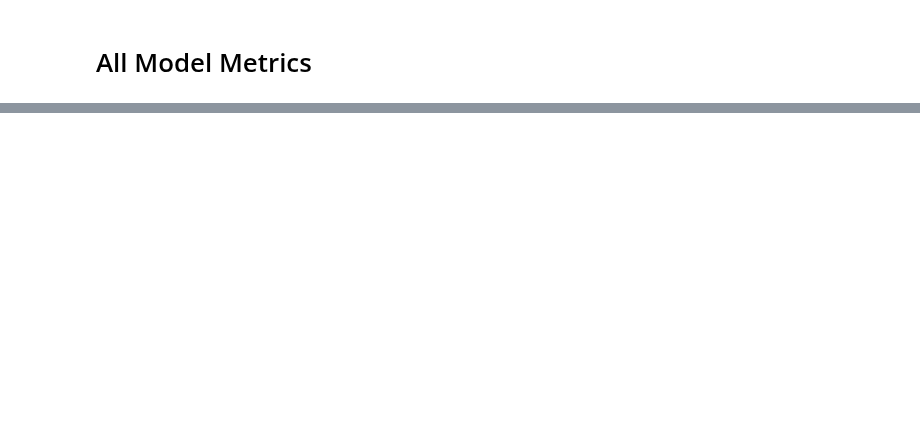
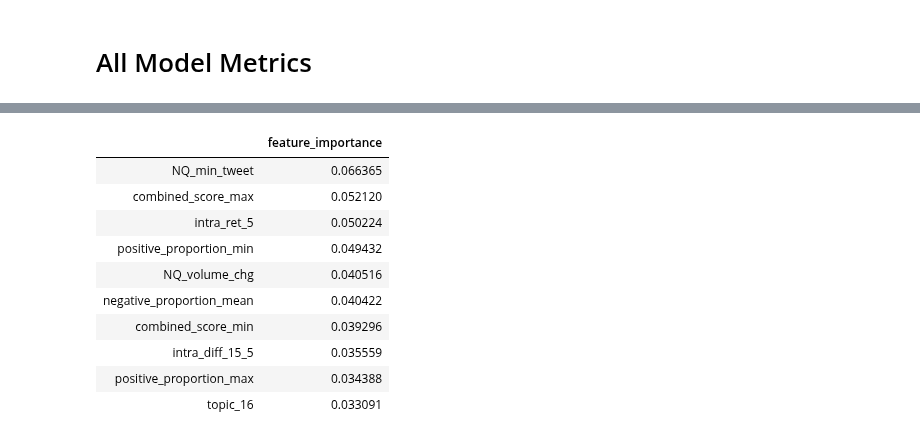
Before and after one commit to QuantCS109/TrumpTweets, a Jupyter notebook: notebooks_modelling/model_evaluation.ipynb, the cells around one changed output, grey strips where cells are left out. Drawn from its saved outputs; the diff is of its cells as text; code cells hidden in the pictures; blank space fills up the shorter version.

```diff
--- a/notebooks_modelling/model_evaluation.ipynb
+++ b/notebooks_modelling/model_evaluation.ipynb
@@ -504,0 +495,14 @@ model_builder.accuracies_all
+# %%
+feat_imp('NQ')
+# %% [output]
+|  | feature_importance |
+| NQ_min_tweet | 0.066365 |
+| combined_score_max | 0.052120 |
+| intra_ret_5 | 0.050224 |
+| positive_proportion_min | 0.049432 |
+| NQ_volume_chg | 0.040516 |
+| negative_proportion_mean | 0.040422 |
+| combined_score_min | 0.039296 |
+| intra_diff_15_5 | 0.035559 |
+| positive_proportion_max | 0.034388 |
+| topic_16 | 0.033091 |
```
Also changed, not shown: parts of 21 cells of this notebook, 2 other files.
